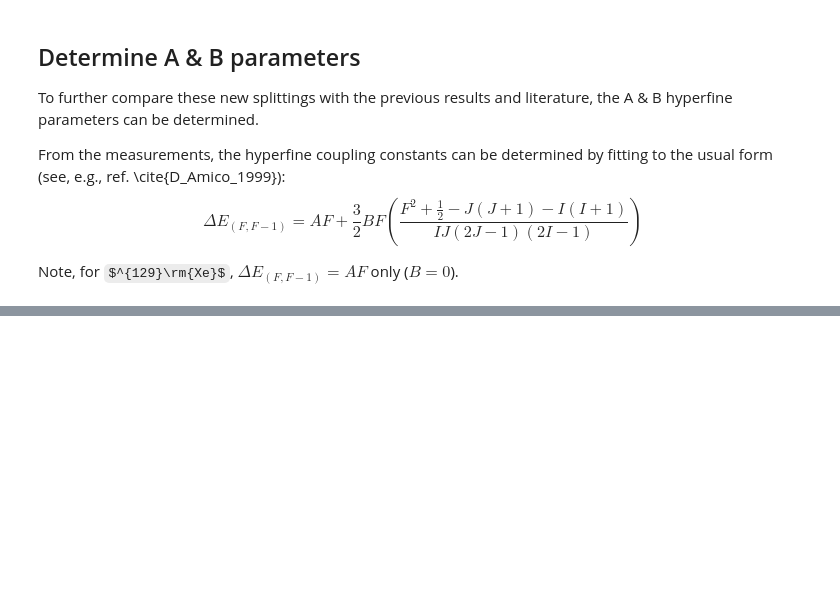
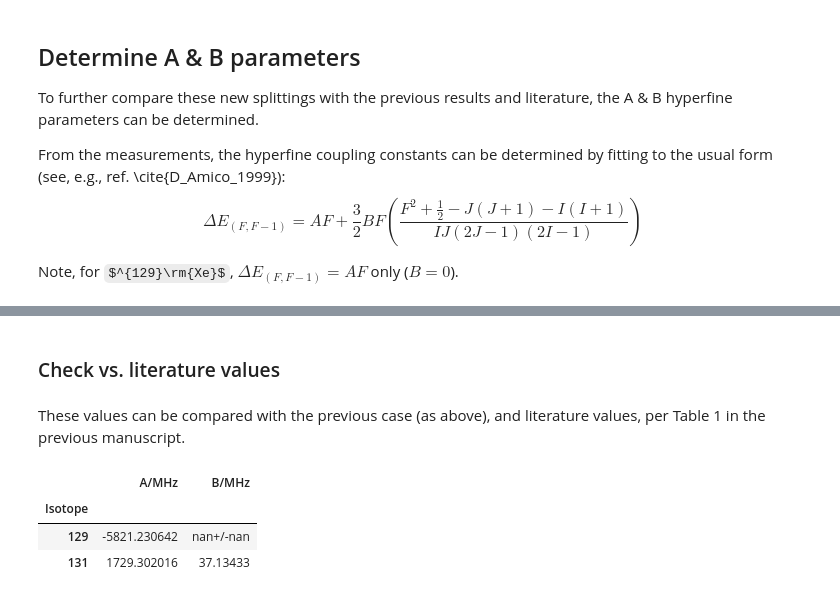
Before and after one commit to phockett/Quantum-Beat_Photoelectron-Imaging_Spectroscopy_of_Xe_in_the_VUV, a Jupyter notebook: notebooks/4_modelling/4.02_hyperfine_beats_basic_fitting_140624.ipynb, the cells around one changed output, grey strips where cells are left out. Drawn from its saved outputs; the diff is of its cells as text; code cells hidden in the pictures; some formulas as TeX source; blank space fills up the shorter version.

```diff
--- a/notebooks/4_modelling/4.02_hyperfine_beats_basic_fitting_140624.ipynb
+++ b/notebooks/4_modelling/4.02_hyperfine_beats_basic_fitting_140624.ipynb
@@ -862,0 +253,11 @@ xeProps.to_xarray()
+# %% [markdown]
+### Check vs. literature values
+# %% [markdown]
+These values can be compared with the previous case (as above), and literature values, per Table 1 in the previous manuscript.
+# %%
+xePropsFit.droplevel(['I','F′','F'])[0:2][['A/MHz','B/MHz']]
+# %% [output]
+|  | A/MHz | B/MHz |
+| Isotope |  |  |
+| 129 | -5821.230642 | nan+/-nan |
+| 131 | 1729.302016 | 37.13433 |
```
Also changed, not shown: parts of 97 cells of this notebook, 3 other files.
